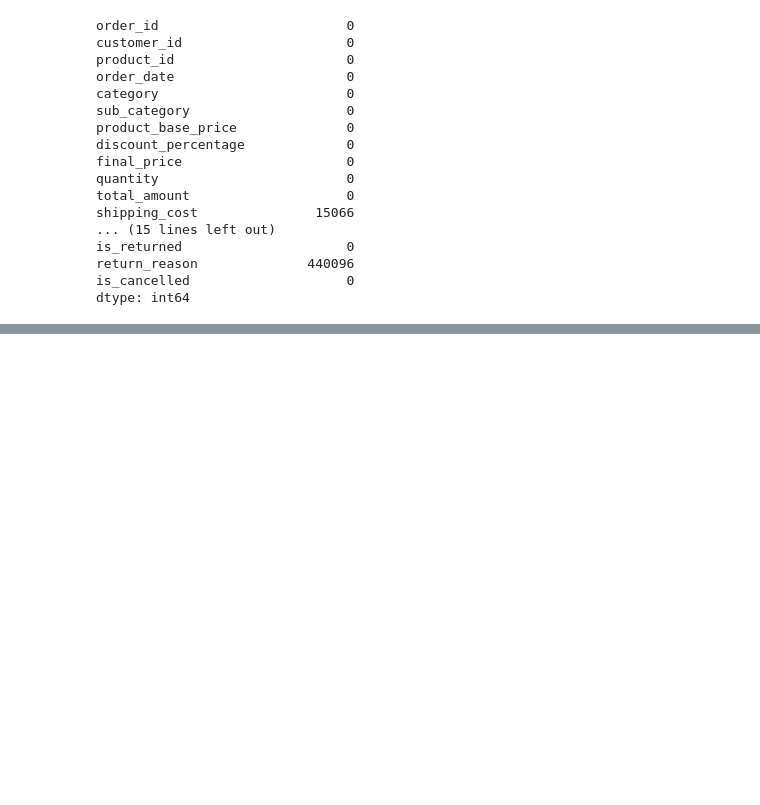
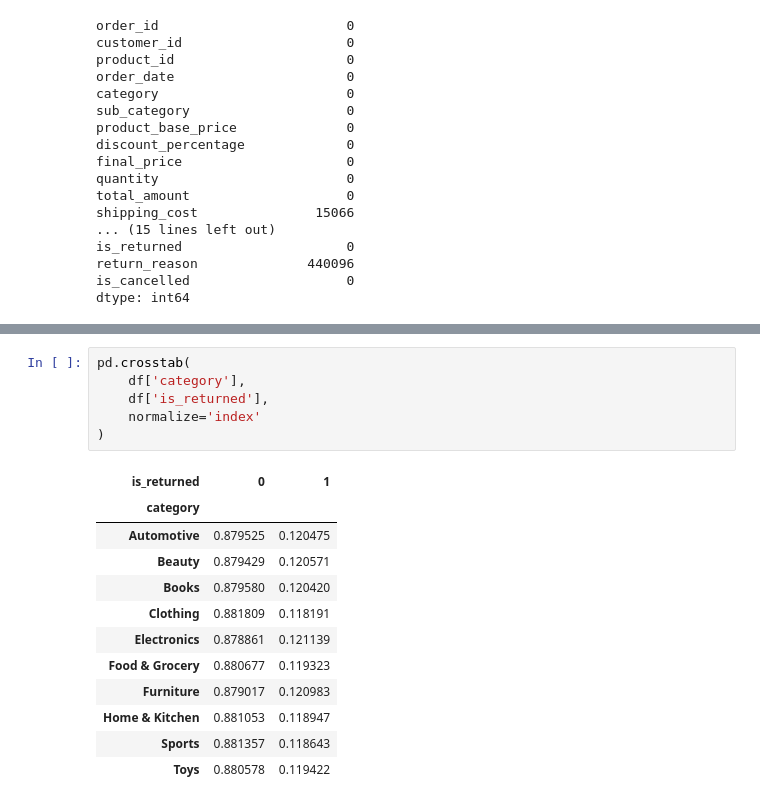
Before and after one commit to LearnerQuest/AIML-Weekly-Assignments, a Jupyter notebook: Week-01-Ecommerce-EDA/Ecommerce_EDA.ipynb, the cells around one changed output, grey strips where cells are left out. Drawn from its saved outputs; the diff is of its cells as text; blank space fills up the shorter version.

```diff
--- a/Week-01-Ecommerce-EDA/Ecommerce_EDA.ipynb
+++ b/Week-01-Ecommerce-EDA/Ecommerce_EDA.ipynb
@@ -95,0 +144,19 @@ df.describe()
+# %%
+pd.crosstab(
+    df['category'],
+    df['is_returned'],
+    normalize='index'
+)
+# %% [output]
+| is_returned | 0 | 1 |
+| category |  |  |
+| Automotive | 0.879525 | 0.120475 |
+| Beauty | 0.879429 | 0.120571 |
+| Books | 0.879580 | 0.120420 |
+| Clothing | 0.881809 | 0.118191 |
+| Electronics | 0.878861 | 0.121139 |
+| Food & Grocery | 0.880677 | 0.119323 |
+| Furniture | 0.879017 | 0.120983 |
+| Home & Kitchen | 0.881053 | 0.118947 |
+| Sports | 0.881357 | 0.118643 |
+| Toys | 0.880578 | 0.119422 |
```
Also changed, not shown: parts of 17 cells of this notebook, 1 other file.
